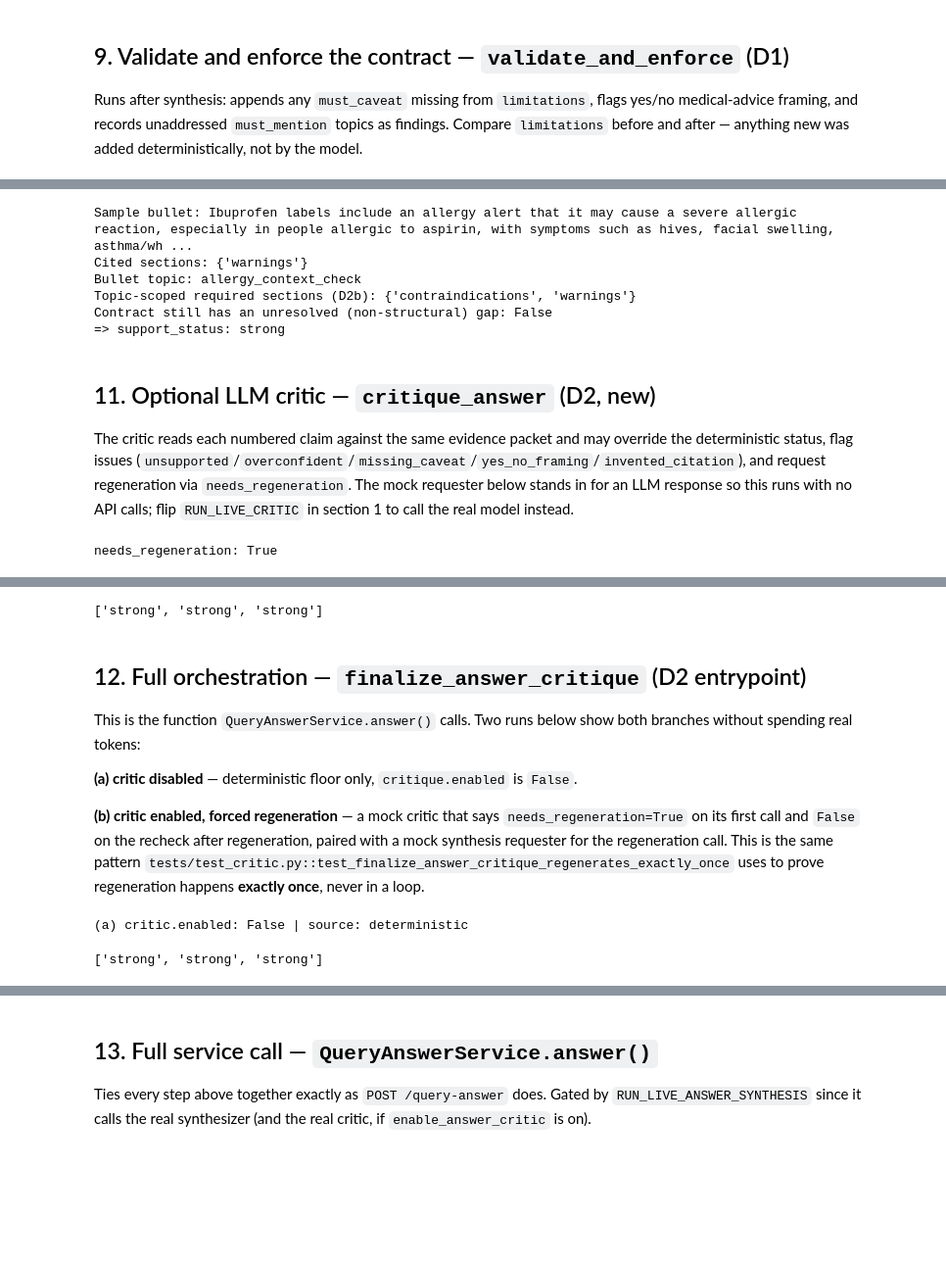
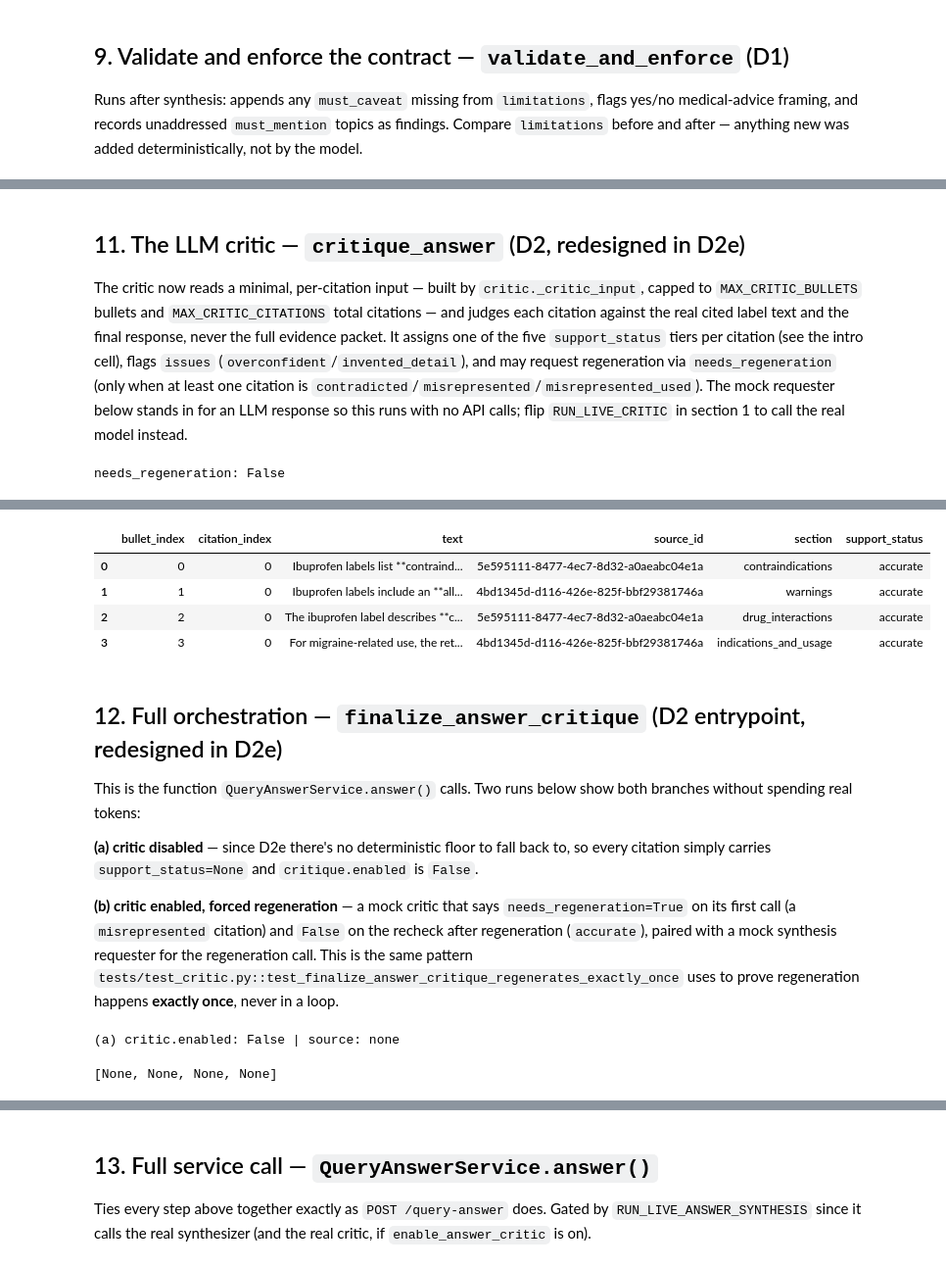
Before and after one commit to mariecordes/rx-ray, a Jupyter notebook: notebooks/05_guardrails_v2_v3_walkthrough.ipynb, the cells around one changed output, grey strips where cells are left out. Shown at 98% size. Drawn from its saved outputs; the diff is of its cells as text; code cells hidden in the pictures; blank space fills up the shorter version.

```diff
--- a/notebooks/05_guardrails_v2_v3_walkthrough.ipynb
+++ b/notebooks/05_guardrails_v2_v3_walkthrough.ipynb
@@ -413,81 +395,75 @@ display(
-# %%
-if floored_answer.bullets:
-    sample = floored_answer.bullets[0]
-    topic_sections = critic._topic_required_sections(sample.topic, contract)
-    print("Sample bullet:", sample.text)
-    print("Cited sections:", {c.section for c in sample.citations})
-    print("Bullet topic:", sample.topic)
-    if topic_sections is not None:
-        print("Topic-scoped required sections (D2b):", topic_sections)
-    else:
-        print(
-            "No topic match on the contract -- falling back to the legacy "
-            "pooled set:",
-            critic._addressed_intent_sections(contract),
-        )
-    print("Contract still has an unresolved (non-structural) gap:", critic._has_unresolved_gap(contract))
-    print("=> support_status:", sample.support_status)
-else:
-    print("No bullets to inspect.")
-# %% [output]
-Sample bullet: Ibuprofen labels include an allergy alert that it may cause a severe allergic reaction, especially in people allergic to aspirin, with symptoms such as hives, facial swelling, asthma/wh ...
-Cited sections: {'warnings'}
-Bullet topic: allergy_context_check
-Topic-scoped required sections (D2b): {'contraindications', 'warnings'}
-Contract still has an unresolved (non-structural) gap: False
-=> support_status: strong
 # %% [markdown]
-## 11. Optional LLM critic — `critique_answer` (D2, new)
+## 11. The LLM critic — `critique_answer` (D2, redesigned in D2e)
 
-The critic reads each numbered claim against the same evidence packet and may override the deterministic status, flag issues (`unsupported`/`overconfident`/`missing_caveat`/`yes_no_framing`/`invented_citation`), and request regeneration via `needs_regeneration`. The mock requester below stands in for an LLM response so this runs with no API calls; flip `RUN_LIVE_CRITIC` in section 1 to call the real model instead.
+The critic now reads a minimal, per-citation input — built by `critic._critic_input`, capped to `MAX_CRITIC_BULLETS` bullets and `MAX_CRITIC_CITATIONS` total citations — and judges each citation against the real cited label text and the final response, never the full evidence packet. It assigns one of the five `support_status` tiers per citation (see the intro cell), flags `issues` (`overconfident`/`invented_detail`), and may request regeneration via `needs_regeneration` (only when at least one citation is `contradicted`/`misrepresented`/`misrepresented_used`). The mock requester below stands in for an LLM response so this runs with no API calls; flip `RUN_LIVE_CRITIC` in section 1 to call the real model instead.
 # %%
 def mock_critic_requester(*, messages, prompt_config):
     """Stands in for the critic LLM call (tests use the same pattern)."""
     return {
-        "claims": [
+        "citations": [
             {
-                "index": 0,
-                "support_status": "partial",
-                "rationale": "Cited, but the interaction caveat is always present for this intent.",
+                "bullet_index": 0,
+                "citation_index": 0,
+                "support_status": "not_reflected",
+                "rationale": "Cited text supports the claim, but the response doesn't mention it.",
                 "issues": [],
             }
         ],
         "global_findings": [],
         "needs_regeneration": False,
     }
 
 
 if RUN_LIVE_CRITIC and critic._critic_llm_configured():
     critic_requester = None  # None => critique_answer makes a real API call
 else:
     if RUN_LIVE_CRITIC:
         print("RUN_LIVE_CRITIC is True but no critic/synthesis LLM is configured; using the mock instead.")
     critic_requester = mock_critic_requester
 
 outcome = critique_answer(
     query=QUERY,
-    answer=floored_answer,
+    answer=validated_answer,
     evidence_packet=evidence_packet,
     json_requester=critic_requester,
 )
 
 print("needs_regeneration:", outcome.needs_regeneration)
 show_json(outcome.critique)
 
-critiqued_answer = apply_critique_statuses(floored_answer, outcome.critique)
-[b.support_status for b in critiqued_answer.bullets]
+critiqued_answer = apply_citation_statuses(validated_answer, outcome.critique)
+display(
+    as_frame(
+        [
+            {
+                "bullet_index": bullet_index,
+                "citation_index": citation_index,
+                "text": bullet.text,
+                "source_id": citation.source_id,
+                "section": citation.section,
+                "support_status": citation.support_status,
+            }
+            for bullet_index, bullet in enumerate(critiqued_answer.bullets)
+            for citation_index, citation in enumerate(bullet.citations)
+        ]
+    )
+)
 # %% [output]
-needs_regeneration: True
+needs_regeneration: False
 [interactive output not drawn]
-['strong', 'strong', 'strong']
+|  | bullet_index | citation_index | text | source_id | section | support_status |
+| 0 | 0 | 0 | Ibuprofen labels list **contraind... | 5e595111-8477-4ec7-8d32-a0aeabc04e1a | contraindications | accurate |
+| 1 | 1 | 0 | Ibuprofen labels include an **all... | 4bd1345d-d116-426e-825f-bbf29381746a | warnings | accurate |
+| 2 | 2 | 0 | The ibuprofen label describes **c... | 5e595111-8477-4ec7-8d32-a0aeabc04e1a | drug_interactions | accurate |
+| 3 | 3 | 0 | For migraine-related use, the ret... | 4bd1345d-d116-426e-825f-bbf29381746a | indications_and_usage | accurate |
 # %% [markdown]
-## 12. Full orchestration — `finalize_answer_critique` (D2 entrypoint)
+## 12. Full orchestration — `finalize_answer_critique` (D2 entrypoint, redesigned in D2e)
 
 This is the function `QueryAnswerService.answer()` calls. Two runs below show both branches without spending real tokens:
 
-**(a) critic disabled** — deterministic floor only, `critique.enabled` is `False`.
+**(a) critic disabled** — since D2e there's no deterministic floor to fall back to, so every citation simply carries `support_status=None` and `critique.enabled` is `False`.
 
-**(b) critic enabled, forced regeneration** — a mock critic that says `needs_regeneration=True` on its first call and `False` on the recheck after regeneration, paired with a mock synthesis requester for the regeneration call. This is the same pattern `tests/test_critic.py::test_finalize_answer_critique_regenerates_exactly_once` uses to prove regeneration happens **exactly once**, never in a loop.
+**(b) critic enabled, forced regeneration** — a mock critic that says `needs_regeneration=True` on its first call (a `misrepresented` citation) and `False` on the recheck after regeneration (`accurate`), paired with a mock synthesis requester for the regeneration call. This is the same pattern `tests/test_critic.py::test_finalize_answer_critique_regenerates_exactly_once` uses to prove regeneration happens **exactly once**, never in a loop.
 # %%
 deterministic_only_parameters = parameters.__class__(
     **{**parameters.__dict__, "enable_answer_critic": False}
@@ -506,10 +482,10 @@ answer_a, critique_a, validation_a = finalize_answer_critique(
 )
 
 print("(a) critic.enabled:", critique_a.enabled, "| source:", critique_a.source)
-[b.support_status for b in answer_a.bullets]
+[c.support_status for b in answer_a.bullets for c in b.citations]
 # %% [output]
-(a) critic.enabled: False | source: deterministic
+(a) critic.enabled: False | source: none
-['strong', 'strong', 'strong']
+[None, None, None, None]
 # %%
 regeneration_critic_calls = {"count": 0}
 
```
Also changed, not shown: parts of 12 cells of this notebook.
